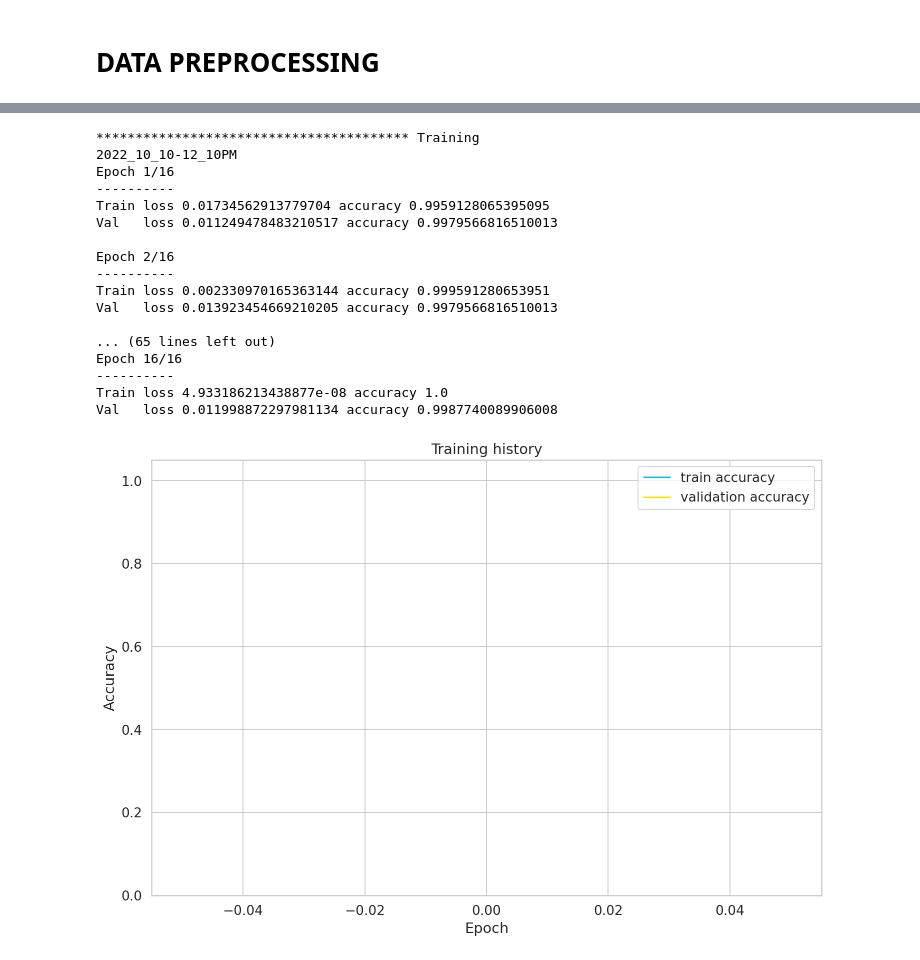
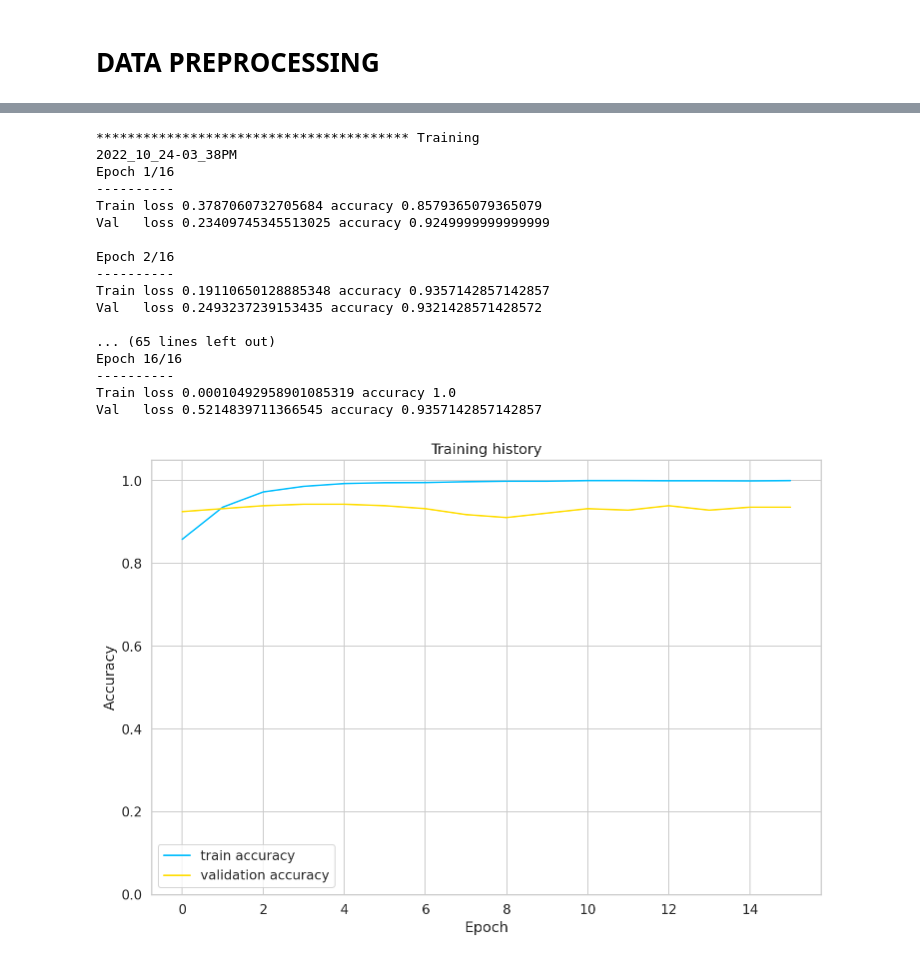
Before and after one commit to JulinaM/robertaForTweetAnalysis, a Jupyter notebook: finetune/Fine_tune_TweetsClassifier.ipynb, the cells around one changed output, grey strips where cells are left out. Cells and saved outputs as stored; diff of their text form; code cells hidden in the pictures.

```diff
--- a/finetune/Fine_tune_TweetsClassifier.ipynb
+++ b/finetune/Fine_tune_TweetsClassifier.ipynb
@@ -61,0 +94,6 @@ df1.drop(df1.columns[[0, 2,3,4]], axis=1, inplace=True)
+# %%
+# foldername = '400Vs2000'
+df1 = df_pos[:400]
+df2 = df_neg[:2400]
+df = pd.concat([df1,df2])
+df.shape
@@ -121,7 +146,7 @@ from transformers import RobertaTokenizerFast
 from transformers.models.roberta.modeling_roberta import RobertaPreTrainedModel
 
 # Create the tokenizer from a trained one
-tokenizer_folder = '/users/kent/jmaharja/drugAbuse/output/sept2022/TokRoBERTa'
+tokenizer_folder = '/users/kent/jmaharja/drugAbuse/output/oct2022/TokRoBERTa'
 tokenizer = RobertaTokenizerFast.from_pretrained(tokenizer_folder, max_len=MAX_LEN)
 # %%
 from torch.utils.data import Dataset
@@ -155,10 +180,10 @@ class Tweet_DataSet(Dataset):
       'targets': torch.tensor(labels, dtype=torch.long)
     }
 # %%
-# from sklearn.model_selection import train_test_split
-# df_train, df_test = train_test_split(df, test_size=0.1, random_state=RANDOM_SEED)
-# # df_val, df_test = train_test_split(df_test, test_size=0.5, random_state=RANDOM_SEED)
-# df_val = df_test
+from sklearn.model_selection import train_test_split
+df_train, df_test = train_test_split(df, test_size=0.1, random_state=RANDOM_SEED)
+# df_val, df_test = train_test_split(df_test, test_size=0.5, random_state=RANDOM_SEED)
+df_val = df_test
 df_test = df3
 df_train.shape, df_val.shape, df_test.shape
 # %% [output]
@@ -308,6 +317,7 @@ current_time = datetime.now().strftime("%Y_%m_%d-%I_%M%p")
 print(current_time)
 history = defaultdict(list)
 best_accuracy = 0
+val_acc = 0
 
 for epoch in range(EPOCHS):
 
@@ -336,35 +346,35 @@ for epoch in range(EPOCHS):
 
   if val_acc > best_accuracy:
     curr_time = datetime.now().strftime("%Y_%m_%d-%I_%M%p")
-    torch.save(model.state_dict(), 'checkpoint/best_ftc_model_state'+'.bin')
+    torch.save(model.state_dict(), 'checkpoint/best_ftc_model_state'+ curr_time +'.bin')
     best_accuracy = val_acc
 # %% [output]
 **************************************** Training
-2022_10_10-12_10PM
+2022_10_24-03_38PM
 Epoch 1/16
 ----------
-Train loss 0.01734562913779704 accuracy 0.9959128065395095
-Val   loss 0.011249478483210517 accuracy 0.9979566816510013
+Train loss 0.3787060732705684 accuracy 0.8579365079365079
+Val   loss 0.23409745345513025 accuracy 0.9249999999999999
 
 Epoch 2/16
 ----------
-Train loss 0.002330970165363144 accuracy 0.999591280653951
-Val   loss 0.013923454669210205 accuracy 0.9979566816510013
+Train loss 0.19110650128885348 accuracy 0.9357142857142857
+Val   loss 0.2493237239153435 accuracy 0.9321428571428572
 
 ... (65 lines left out)
 Epoch 16/16
 ----------
-Train loss 4.933186213438877e-08 accuracy 1.0
-Val   loss 0.011998872297981134 accuracy 0.9987740089906008
+Train loss 0.00010492958901085319 accuracy 1.0
+Val   loss 0.5214839711366545 accuracy 0.9357142857142857
 # %%
-plt.plot(history['t_acc'], label='train accuracy')
-plt.plot(history['v_acc'], label='validation accuracy')
+plt.plot(history['train_acc'], label='train accuracy')
+plt.plot(history['val_acc'], label='validation accuracy')
 
 plt.title('Training history')
 plt.ylabel('Accuracy')
 plt.xlabel('Epoch')
 plt.legend()
 plt.ylim([0, 1.05]);
 plt.savefig('images/training_history '+current_time+'.png')
 # %% [output]
-[figure, old version]
+[figure, new version]
```
Also changed, not shown: parts of 22 cells of this notebook, 5 other files.
